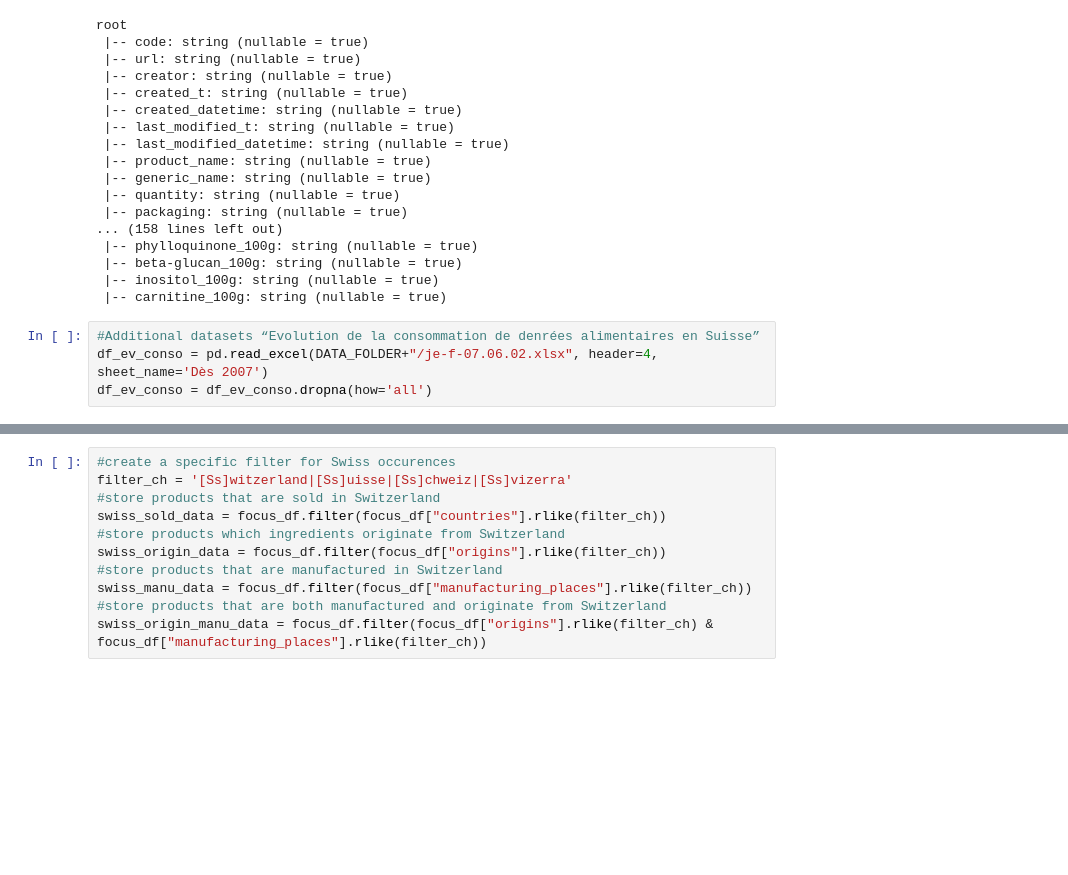
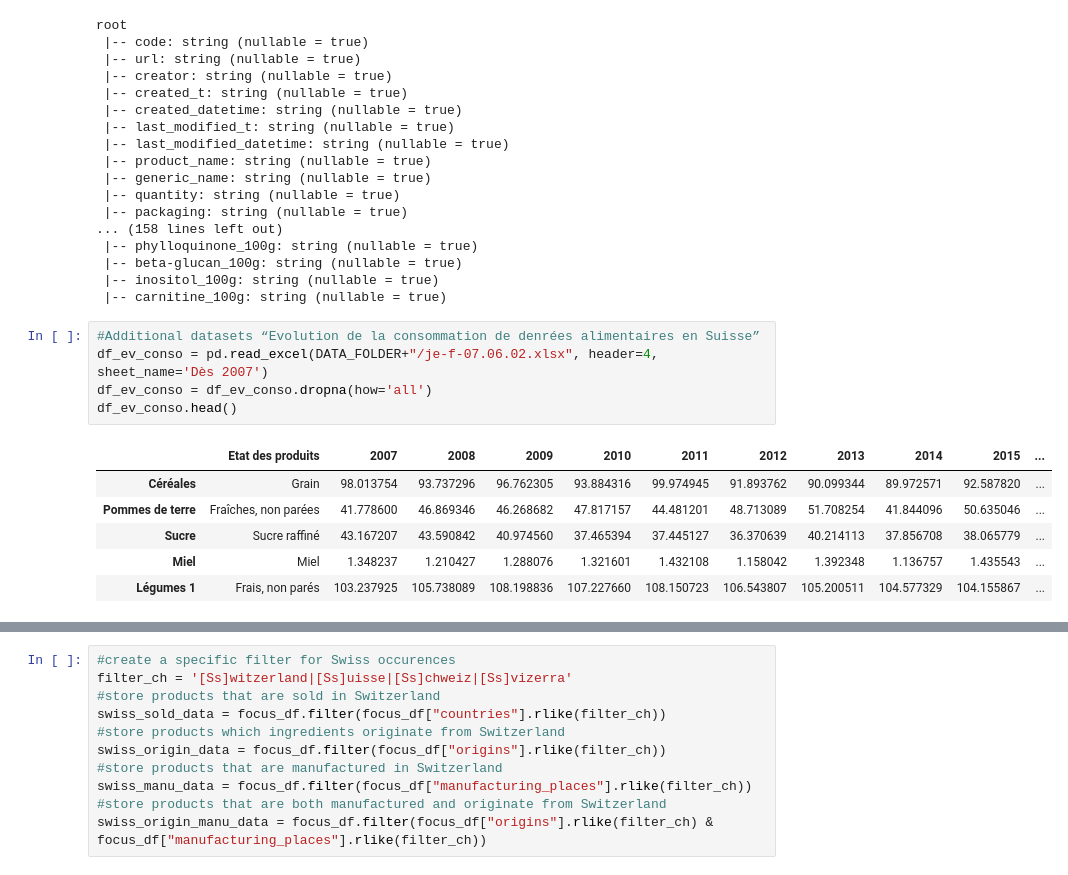
Before and after one commit to MrymZakani/ADA, a Jupyter notebook: project.ipynb, the cells around one changed output, grey strips where cells are left out. Saved outputs shown, nothing was run; the diff lists cells and outputs as text; blank space fills up the shorter version.

```diff
--- a/project.ipynb
+++ b/project.ipynb
@@ -82,7 +84,15 @@ root
 # %%
 #Additional datasets “Evolution de la consommation de denrées alimentaires en Suisse”
 df_ev_conso = pd.read_excel(DATA_FOLDER+"/je-f-07.06.02.xlsx", header=4, sheet_name='Dès 2007')
 df_ev_conso = df_ev_conso.dropna(how='all')
+df_ev_conso.head()
+# %% [output]
+|  | Etat des produits | 2007 | 2008 | 2009 | 2010 | 2011 | 2012 | 2013 | 2014 | 2015 | ... |
+| Céréales | Grain | 98.013754 | 93.737296 | 96.762305 | 93.884316 | 99.974945 | 91.893762 | 90.099344 | 89.972571 | 92.587820 | ... |
+| Pommes de terre | Fraîches, non parées | 41.778600 | 46.869346 | 46.268682 | 47.817157 | 44.481201 | 48.713089 | 51.708254 | 41.844096 | 50.635046 | ... |
+| Sucre | Sucre raffiné | 43.167207 | 43.590842 | 40.974560 | 37.465394 | 37.445127 | 36.370639 | 40.214113 | 37.856708 | 38.065779 | ... |
+| Miel | Miel | 1.348237 | 1.210427 | 1.288076 | 1.321601 | 1.432108 | 1.158042 | 1.392348 | 1.136757 | 1.435543 | ... |
+| Légumes 1 | Frais, non parés | 103.237925 | 105.738089 | 108.198836 | 107.227660 | 108.150723 | 106.543807 | 105.200511 | 104.577329 | 104.155867 | ... |
 # %%
 #Additional datasets “Dépenses fédérales pour l’agriculture et l’alimentation”
 dep_fed_al = pd.read_excel(DATA_FOLDER+"/je-f-07.02.03.02.04.xlsx", header=3, sheet_name='T 07.02.03.02.04')
```
Also changed, not shown: parts of 12 cells of this notebook.
